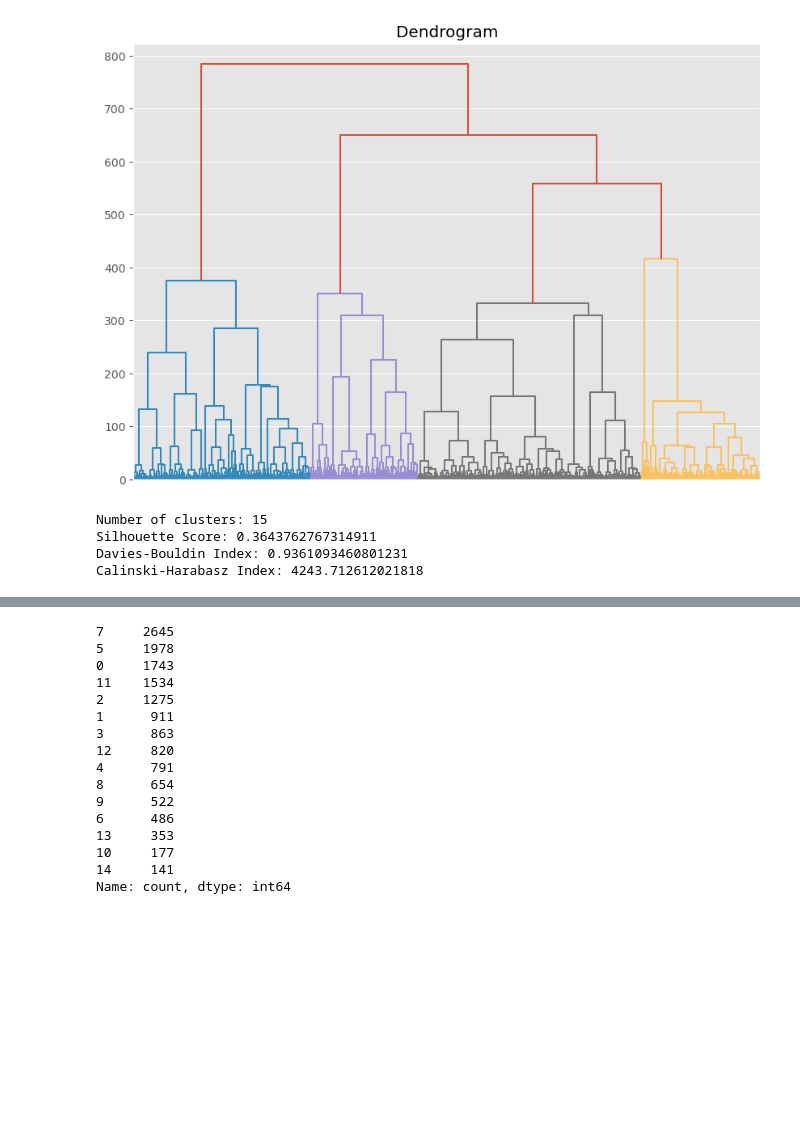
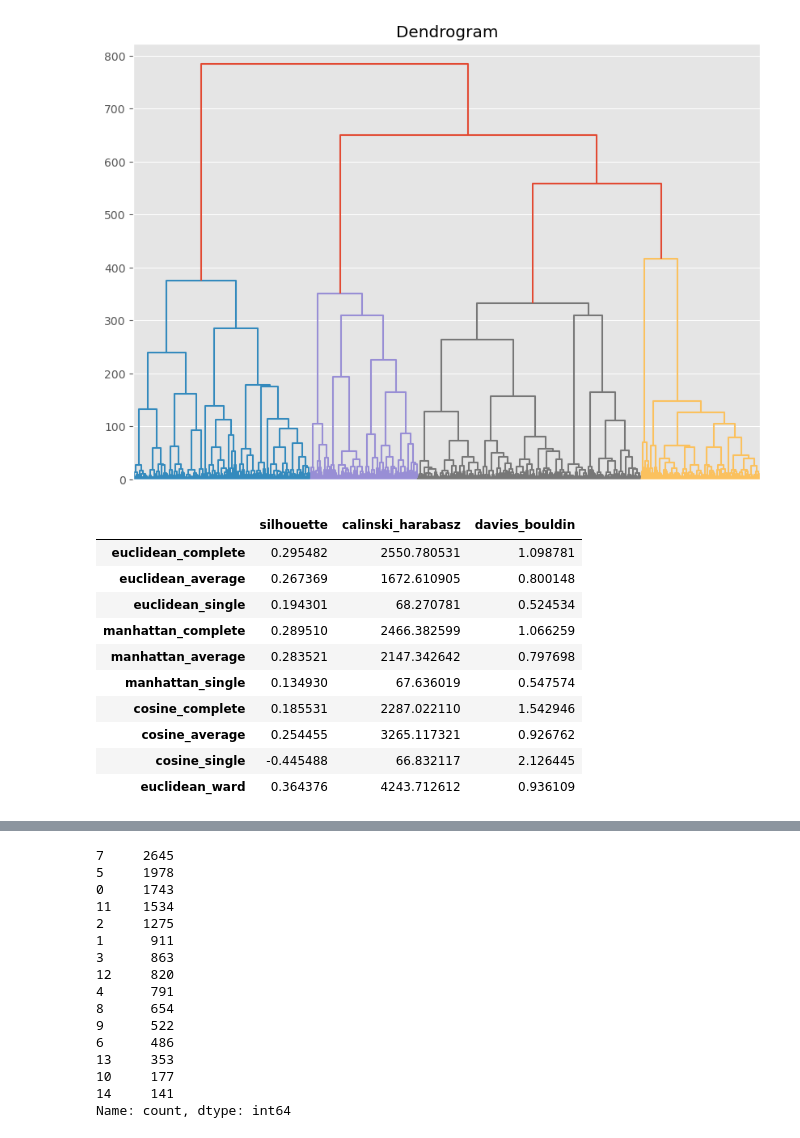
Before and after one commit to IgorKolodziej/DermNet, a Jupyter notebook: 02_dermnet_clustering.ipynb, the cells around one changed output, grey strips where cells are left out. Drawn from its saved outputs; the diff is of its cells as text; code cells hidden in the pictures; blank space fills up the shorter version.

```diff
--- a/dermnet_clustering.ipynb
+++ b/02_dermnet_clustering.ipynb
@@ -565,16 +579,39 @@ plt.xticks([])
 plt.show()
 # %% [output]
 [figure]
-# %%
-num_clusters = 15
-
-agglomerative = AgglomerativeClustering(n_clusters=num_clusters)
-
-agglomerative_umap_labels = agglomerative.fit_predict(umap_features)
-
-clustering_report(umap_features, agglomerative_umap_labels)
-# %% [output]
-Number of clusters: 15
-Silhouette Score: 0.3643762767314911
-Davies-Bouldin Index: 0.9361093460801231
-Calinski-Harabasz Index: 4243.712612021818
+# %%
+silhuette_scores = []
+calinski_harabasz_scores = []
+davies_bouldin_scores = []
+index = []
+
+for metric in ['euclidean', 'manhattan', 'cosine']:
+    for linkage in ['complete', 'average', 'single']:
+        agglomerative = AgglomerativeClustering(n_clusters=15, metric=metric, linkage=linkage)
+        labels = agglomerative.fit_predict(umap_features)
+        silhuette_scores.append(silhouette_score(umap_features, labels))
+        calinski_harabasz_scores.append(calinski_harabasz_score(umap_features, labels))
+        davies_bouldin_scores.append(davies_bouldin_score(umap_features, labels))
+        index.append(f'{metric}_{linkage}')
+
+agglomerative = AgglomerativeClustering(n_clusters=15, metric='euclidean', linkage='ward')
+labels = agglomerative.fit_predict(umap_features)
+silhuette_scores.append(silhouette_score(umap_features, labels))
+calinski_harabasz_scores.append(calinski_harabasz_score(umap_features, labels))
+davies_bouldin_scores.append(davies_bouldin_score(umap_features, labels))
+index.append('euclidean_ward')
+
+scores = pd.DataFrame({'silhouette': silhuette_scores, 'calinski_harabasz': calinski_harabasz_scores, 'davies_bouldin': davies_bouldin_scores}, index=index)
+scores
+# %% [output]
+|  | silhouette | calinski_harabasz | davies_bouldin |
+| euclidean_complete | 0.295482 | 2550.780531 | 1.098781 |
+| euclidean_average | 0.267369 | 1672.610905 | 0.800148 |
+| euclidean_single | 0.194301 | 68.270781 | 0.524534 |
+| manhattan_complete | 0.289510 | 2466.382599 | 1.066259 |
+| manhattan_average | 0.283521 | 2147.342642 | 0.797698 |
+| manhattan_single | 0.134930 | 67.636019 | 0.547574 |
+| cosine_complete | 0.185531 | 2287.022110 | 1.542946 |
+| cosine_average | 0.254455 | 3265.117321 | 0.926762 |
+| cosine_single | -0.445488 | 66.832117 | 2.126445 |
+| euclidean_ward | 0.364376 | 4243.712612 | 0.936109 |
```
Also changed, not shown: parts of 13 cells of this notebook, 13 other files.
